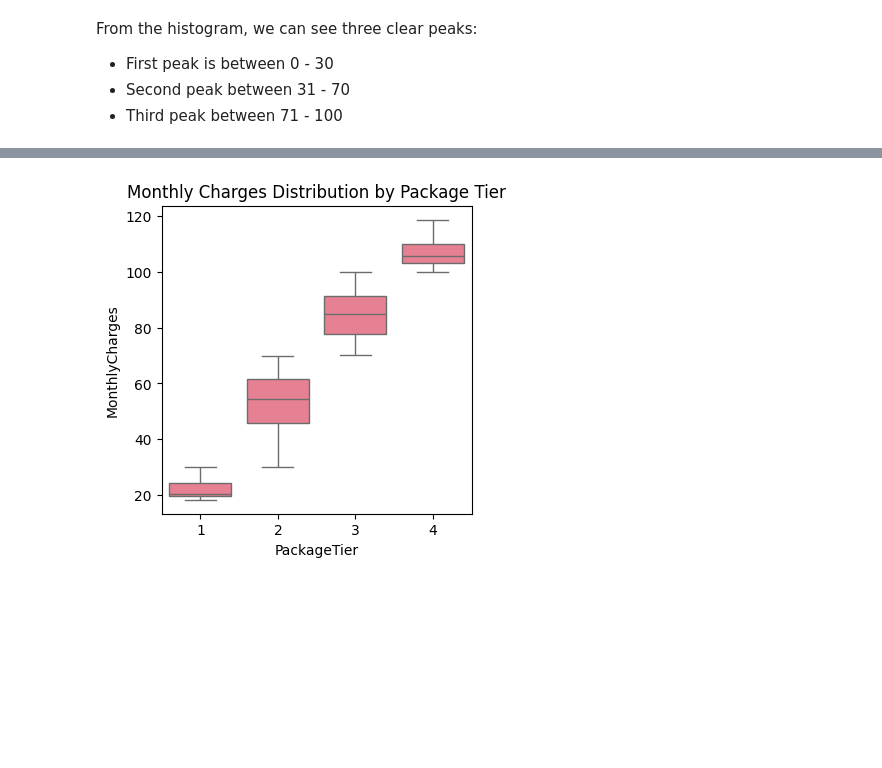
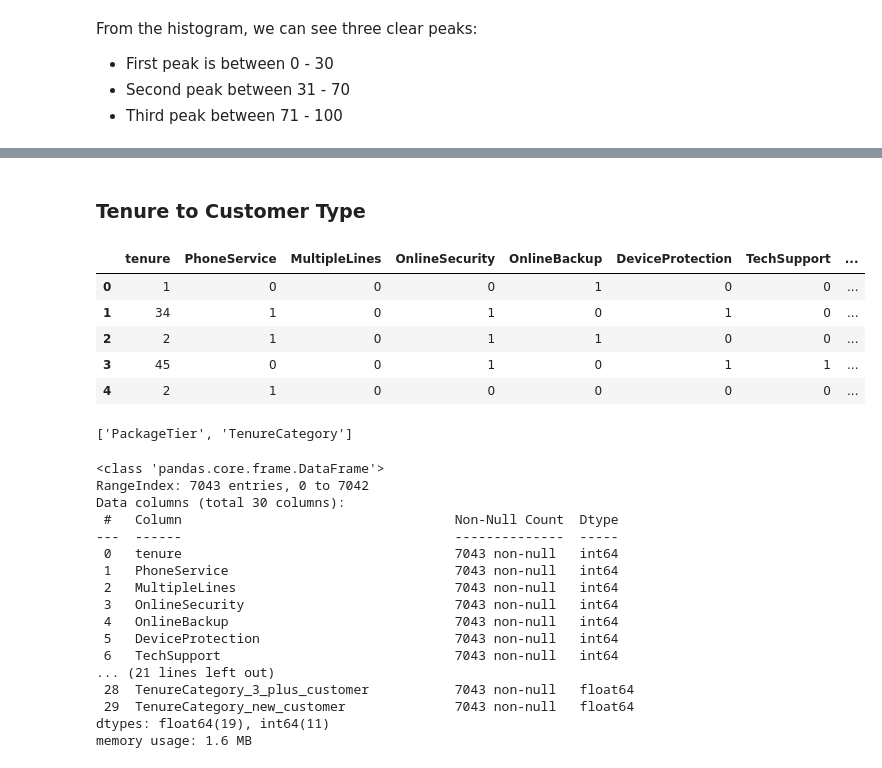
Before and after one commit to jacktorrealba/customer-churn, a Jupyter notebook: notebooks/03_feature_engineering.ipynb, the cells around one changed output, grey strips where cells are left out. Saved outputs shown, nothing was run; the diff lists cells and outputs as text; code cells hidden in the pictures; blank space fills up the shorter version.

```diff
--- a/notebooks/03_feature_engineering.ipynb
+++ b/notebooks/03_feature_engineering.ipynb
@@ -120,6 +131,61 @@ let's visualize how well our bins look to MonthlyCharges by looking at a box and
-# %%
-plt.figure(figsize=(4,4))
-sns.boxplot(x='PackageTier', y='MonthlyCharges', data=df_new).set_title('Monthly Charges Distribution by Package Tier')
-plt.show()
-# %% [output]
-[figure, removed]
+# %% [markdown]
+### Tenure to Customer Type
+# %%
+max_tenure = df_new['tenure'].max().astype('int64')
+month_bin = [0, 12, 36, max_tenure]
+"""
+    logic behind bins for months:
+
+    0-12 - NewCustomer
+    13-36 - 1_to_3yr_Customer
+    37+ - 3_plus_Customer
+
+"""
+
+month_bin_label = ['new_customer','1_to_3yr_customer','3_plus_customer']
+df_new['TenureCategory'] = pd.cut(df_new['tenure'], bins=month_bin, labels=month_bin_label, include_lowest=True)
+
+df_new.head()
+# %% [output]
+|  | tenure | PhoneService | MultipleLines | OnlineSecurity | OnlineBackup | DeviceProtection | TechSupport | ... |
+| 0 | 1 | 0 | 0 | 0 | 1 | 0 | 0 | ... |
+| 1 | 34 | 1 | 0 | 1 | 0 | 1 | 0 | ... |
+| 2 | 2 | 1 | 0 | 1 | 1 | 0 | 0 | ... |
+| 3 | 45 | 0 | 0 | 1 | 0 | 1 | 1 | ... |
+| 4 | 2 | 1 | 0 | 0 | 0 | 0 | 0 | ... |
+# %%
+category_cols = df_new.select_dtypes(include=['category']).columns.tolist()
+print(category_cols)
+# %% [output]
+['PackageTier', 'TenureCategory']
+# %%
+# one hot encode the new columns created
+category_cols = df_new.select_dtypes(include=['category']).columns.tolist()
+new_one_hot_encoded = encoder.fit_transform(df_new[category_cols])
+new_one_hot_df = pd.DataFrame(new_one_hot_encoded, columns=encoder.get_feature_names_out(category_cols))
+
+# add columns to previous df
+df_new = pd.concat([df_new, new_one_hot_df], axis=1)
+
+# drop the old categorical columns
+df_new = df_new.drop(category_cols, axis=1)
+
+df_new.info()
+# %% [output]
+<class 'pandas.core.frame.DataFrame'>
+RangeIndex: 7043 entries, 0 to 7042
+Data columns (total 30 columns):
+ #   Column                                   Non-Null Count  Dtype
+---  ------                                   --------------  -----
+ 0   tenure                                   7043 non-null   int64
+ 1   PhoneService                             7043 non-null   int64
+ 2   MultipleLines                            7043 non-null   int64
+ 3   OnlineSecurity                           7043 non-null   int64
+ 4   OnlineBackup                             7043 non-null   int64
+ 5   DeviceProtection                         7043 non-null   int64
+ 6   TechSupport                              7043 non-null   int64
+... (21 lines left out)
+ 28  TenureCategory_3_plus_customer           7043 non-null   float64
+ 29  TenureCategory_new_customer              7043 non-null   float64
+dtypes: float64(19), int64(11)
+memory usage: 1.6 MB
```
Also changed, not shown: parts of 19 cells of this notebook, 3 other files.
